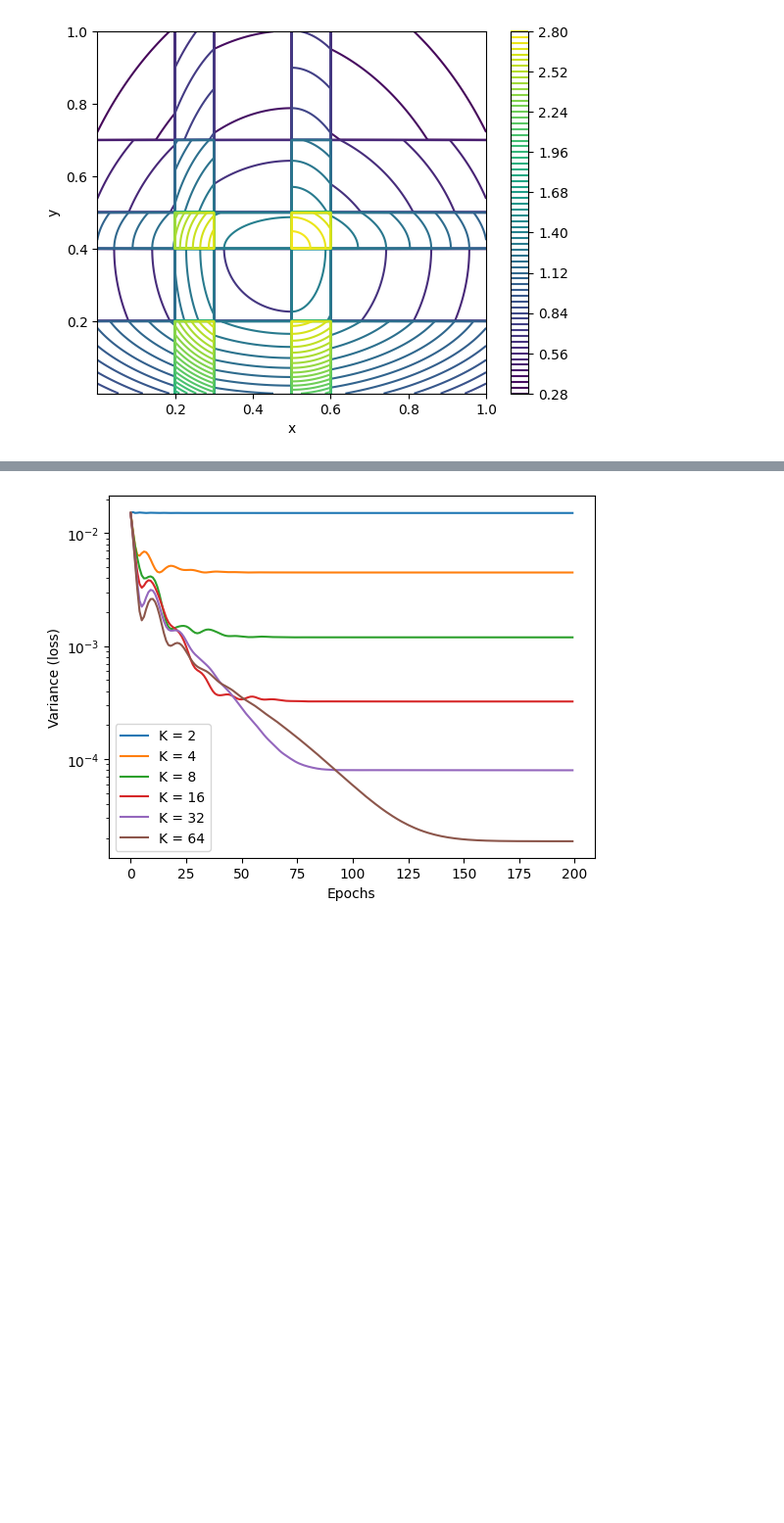
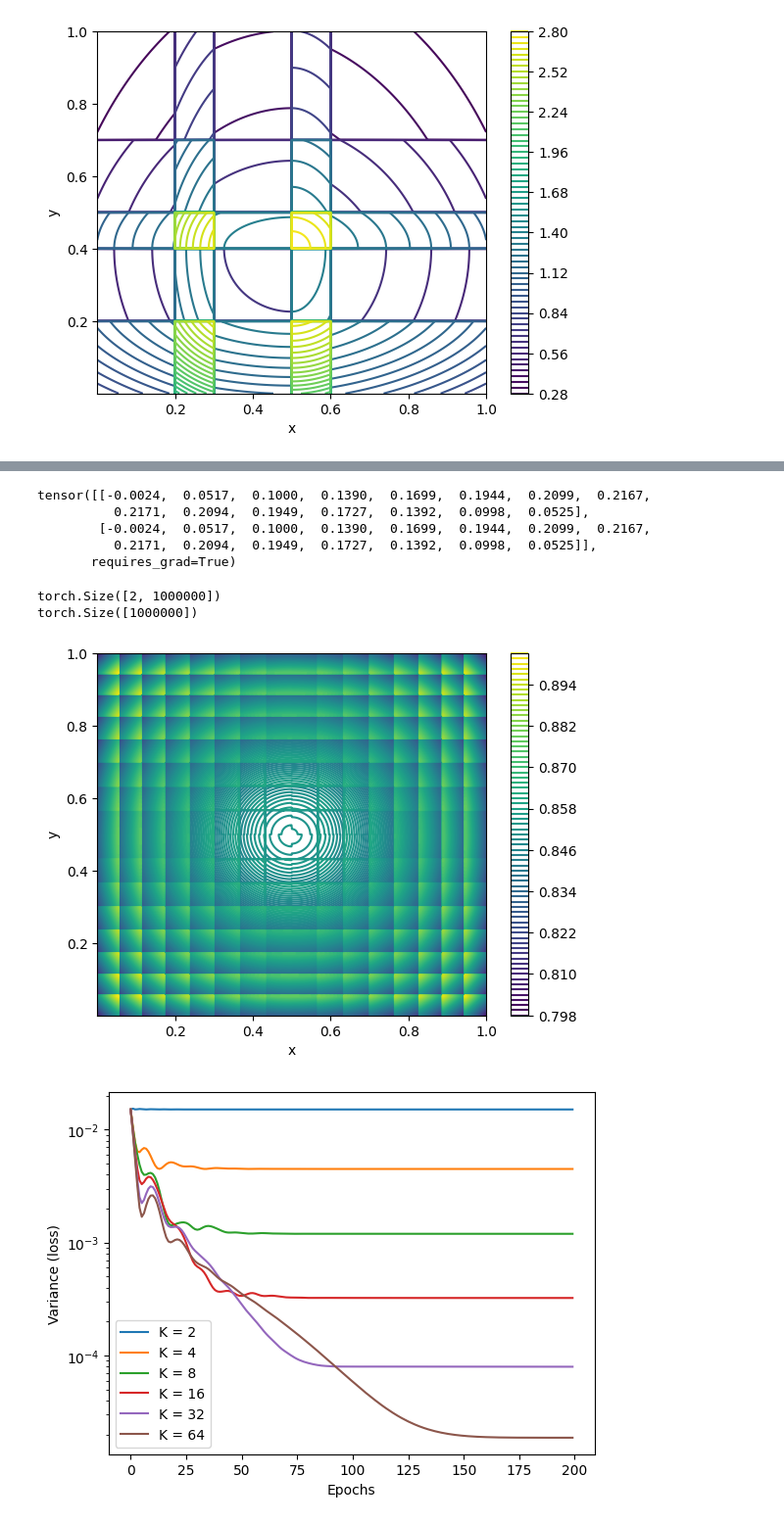
Before and after one commit to alracey/level4-project, a Jupyter notebook: piecewise_linear_pytorch.ipynb, the cells around one changed output, grey strips where cells are left out. Shown at 98% size. Drawn from its saved outputs; the diff is of its cells as text; code cells hidden in the pictures; blank space fills up the shorter version.

Commit message:
h plotted with optimised parameters

```diff
--- a/piecewise_linear_pytorch.ipynb
+++ b/piecewise_linear_pytorch.ipynb
@@ -122,8 +116,9 @@ def h(y, params):   #transformed function in accordance with change of variables
 
   arg = g_inv(y)
   jac = jacobians(x_left, x_right, y_left, y_right)
+  jac_det = jac.prod(dim=0)
 
-  return f(arg[0], arg[1]) * jac[0] * jac[1]
+  return f(arg[0], arg[1]) * jac_det
 
 #test plot
 y = torch.linspace(1e-10, 1, 1000)
@@ -250,10 +245,10 @@ def train_loop(x, K, epochs):
     #if epoch % 10 == 0:
       #print(f"Epoch: {epoch} | Loss: {loss}")
 
-  return loss, loss_values
+  return loss, loss_values, u_params
 
 x_1d = torch.rand(1000)
 x = torch.stack((x_1d, x_1d), dim=0)
 test = train_loop(x, 16, 500)
-print(test[0])
+print(test)
 # %% [output]
@@ -261,3 +272,31 @@ tensor(0.0003, grad_fn=<VarBackward0>)
+# %%
+print(test[2])
+# %% [output]
+tensor([[-0.0024,  0.0517,  0.1000,  0.1390,  0.1699,  0.1944,  0.2099,  0.2167,
+          0.2171,  0.2094,  0.1949,  0.1727,  0.1392,  0.0998,  0.0525],
+        [-0.0024,  0.0517,  0.1000,  0.1390,  0.1699,  0.1944,  0.2099,  0.2167,
+          0.2171,  0.2094,  0.1949,  0.1727,  0.1392,  0.0998,  0.0525]],
+       requires_grad=True)
+# %%
+y_params = u_to_y(test[2].detach())
+xs, ys = torch.linspace(1e-10, 1, 1000), torch.linspace(1e-10, 1, 1000)
+X, Y = torch.meshgrid(xs, ys, indexing='ij')
+points = torch.stack([X.flatten(), Y.flatten()], dim=0)
+print(points.shape)
+h_test = h(points, y_params)
+print(h_test.shape)
+Z = h_test.view(1000, 1000)
+
+plt.figure()
+plt.contour(X, Y, Z, levels=75, cmap='viridis')
+plt.colorbar()
+plt.xlabel('x')
+plt.ylabel('y')
+plt.show()
+# %% [output]
+torch.Size([2, 1000000])
+torch.Size([1000000])
+[figure, added]
 # %%
 #loss vs epoch for different K
 
```
Also changed, not shown: parts of 4 cells of this notebook.
